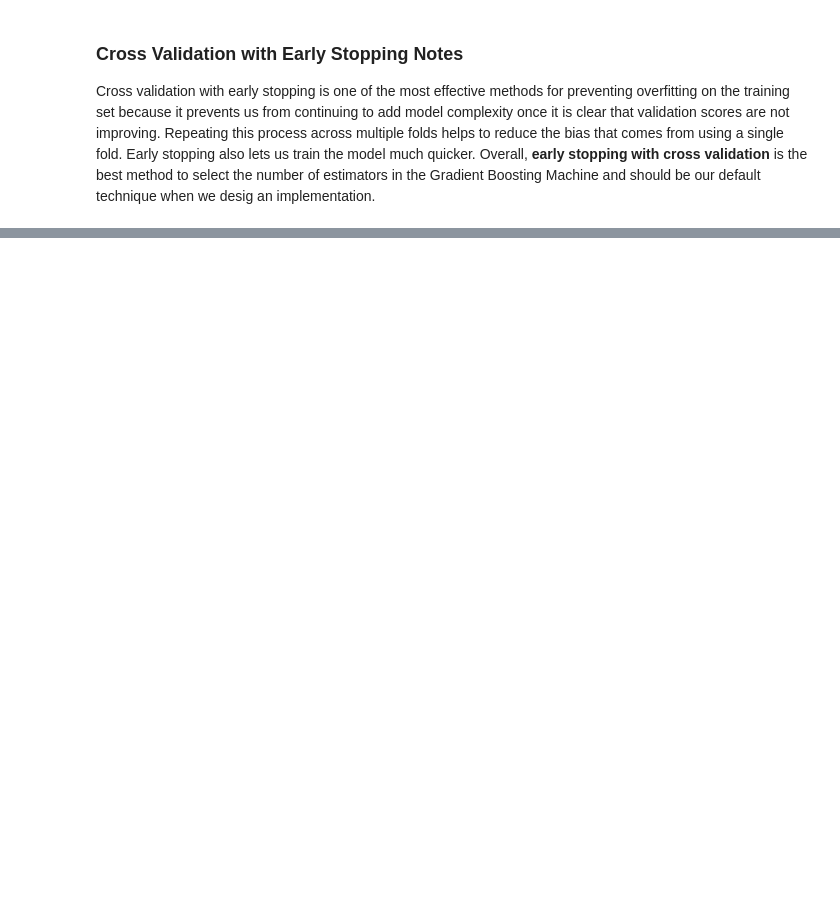
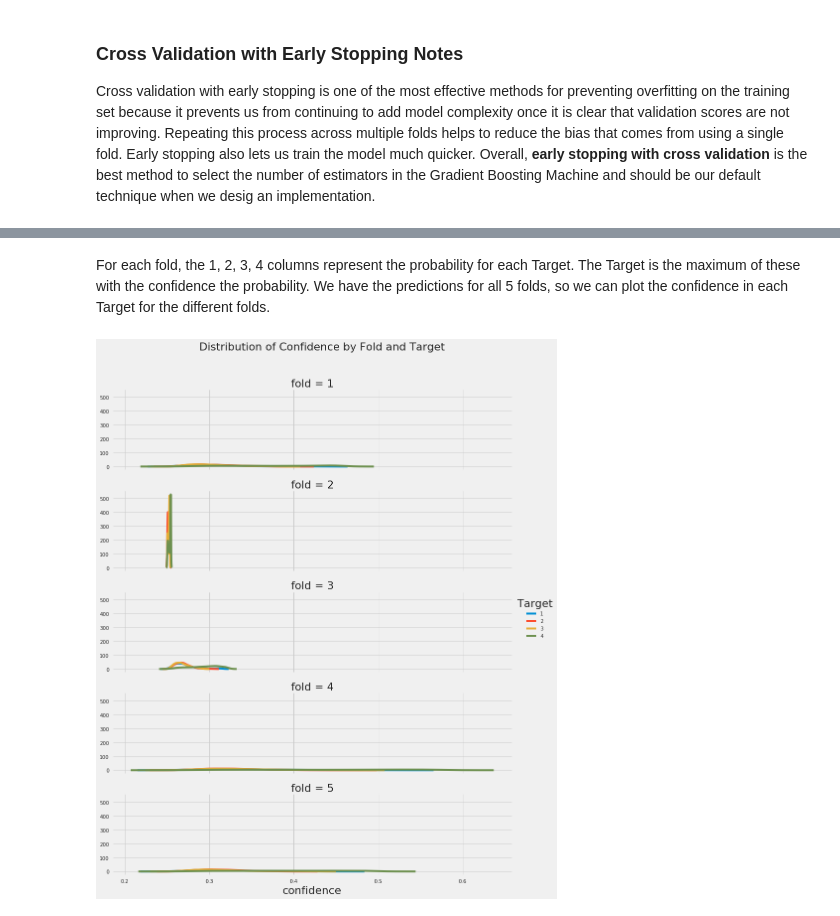
Before and after one commit to sudhamstarun/Costa-Rican-Household-Poverty-Level-Prediction, a Jupyter notebook: Machine Learning Modelling.ipynb, the cells around one changed output, grey strips where cells are left out. Drawn from its saved outputs; the diff is of its cells as text; code cells hidden in the pictures; blank space fills up the shorter version.

```diff
--- a/Machine Learning Modelling.ipynb
+++ b/Machine Learning Modelling.ipynb
@@ -1447,6 +1445,8 @@ ModuleNotFoundError: No module named 'lightgbm'
 ### Cross Validation with Early Stopping Notes
 
 Cross validation with early stopping is one of the most effective methods for preventing overfitting on the training set because it prevents us from continuing to add model complexity once it is clear that validation scores are not improving. Repeating this process across multiple folds helps to reduce the bias that comes from using a single fold. Early stopping also lets us train the model much quicker. Overall, __early stopping with cross validation__ is the best method to select the number of estimators in the Gradient Boosting Machine and should be our default technique when we desig an implementation.
+# %%
+test_ids = list(final.loc[final['Target'].isnull(), 'idhogar'])
 # %%
 %%capture --no-display
 predictions, gbm_fi = model_gbm(train_set, train_labels, test_set, test_ids, return_preds=True)
@@ -1452,0 +1473,13 @@ predictions, gbm_fi = model_gbm(train_set, train_labels, test_set, test_ids, ret
+# %% [markdown]
+For each fold, the 1, 2, 3, 4 columns represent the probability for each Target. The Target is the maximum of these with the confidence the probability. We have the predictions for all 5 folds, so we can plot the confidence in each Target for the different folds.
+# %%
+plt.rcParams['font.size'] = 18
+
+# Kdeplot
+g = sns.FacetGrid(predictions, row = 'fold', hue = 'Target', size = 3, aspect = 4)
+g.map(sns.kdeplot, 'confidence');
+g.add_legend();
+
+plt.suptitle('Distribution of Confidence by Fold and Target', y = 1.05);
+# %% [output]
+[figure, added]
```
Also changed, not shown: parts of 84 cells of this notebook.
